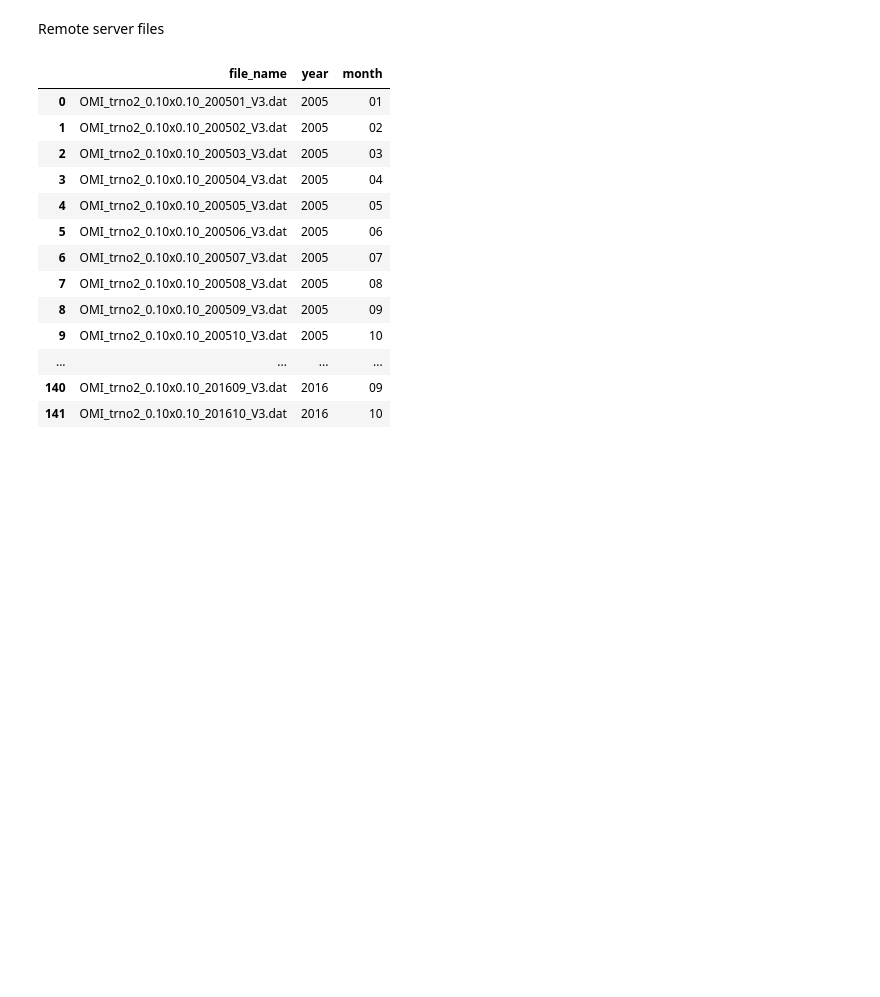
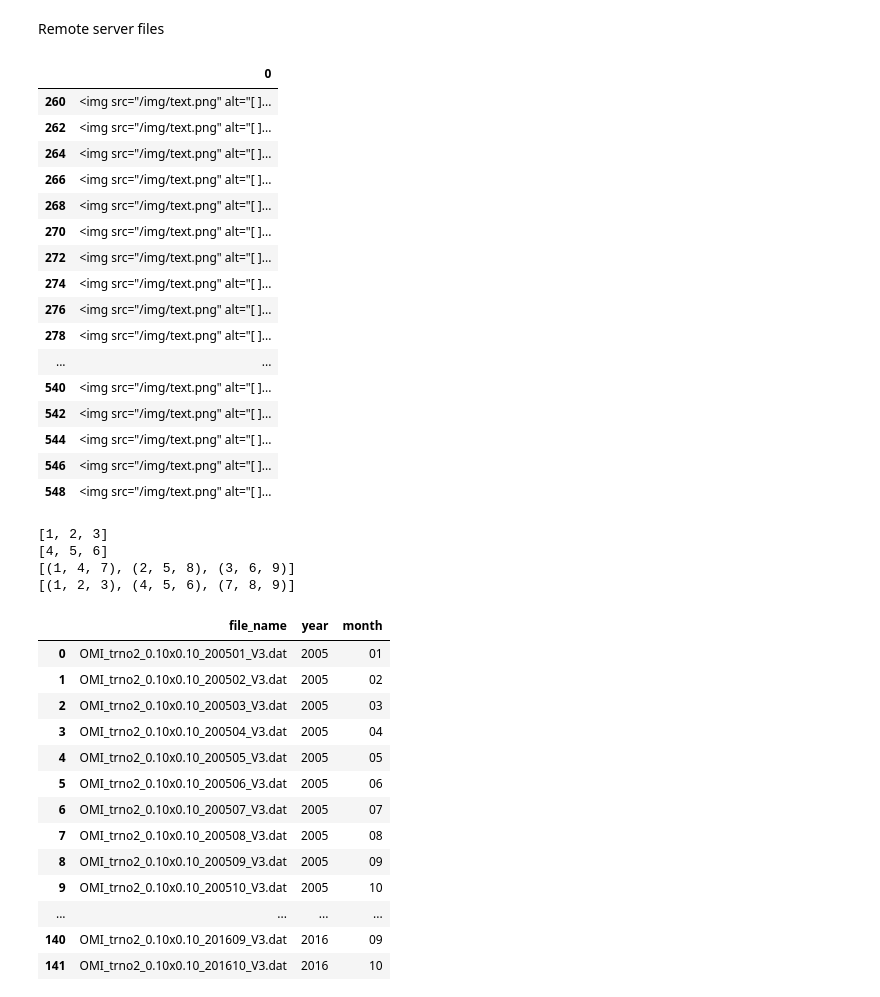
Before and after one commit to maxmiao2017/Resource-Watch, a Jupyter notebook: ResourceWatchCode/Raster Dataset Processing/Raster Prep Notebooks/cit.018_calculate_running_average-later_done.ipynb, the cells around one changed output. Saved outputs shown, nothing was run; the diff lists cells and outputs as text; code cells hidden in the pictures; blank space fills up the shorter version.

```diff
--- a/ResourceWatchCode/Raster Dataset Processing/Raster Prep Notebooks/cit.018_calculate_running_average-later_done.ipynb
+++ b/ResourceWatchCode/Raster Dataset Processing/Raster Prep Notebooks/cit.018_calculate_running_average-later_done.ipynb
@@ -23,6 +23,53 @@ from glob import glob
 from datetime import datetime
 # %% [markdown]
 Remote server files
+# %%
+online_folder = "https://avdc.gsfc.nasa.gov/pub/data/satellite/Aura/OMI/V03/L3/OMNO2D_HR/OMNO2D_HRM/"
+
+res = requests.get(online_folder)
+res = res.text
+res = res.split("\n")
+listing = []
+for line in res:
+    listing.append(line.rstrip())
+listing
+df1 = pd.DataFrame(listing)
+keep = df1.apply(lambda row: "OMI_trno2_0.10x0.10" in row[0], axis=1)
+#lambda row <- row is a variable name     row[0] indicate it will look into each row
+df2 = df1.loc[keep]
+nc_files = df2.apply(lambda row: ".nc" in row[0], axis=1)
+dat_files = df2.apply(lambda row: ".dat" in row[0], axis=1)
+df_nc_long = df2.loc[nc_files]
+df_dat_long = df2.loc[dat_files]
+
+df_dat_long
+df_nc_long
+
+def pull_file_name(string, file_type):
+    ix = string.find("a href")
+    file_name = string[ix+8:ix+38+len(file_type)]
+    date = file_name.split("_")[3]
+    year = date[0:4]
+    month = date[4:]
+    return(file_name, year, month)
+# %% [output]
+|  | 0 |
+| 260 | <img src="/img/text.png" alt="[ ]... |
+| 262 | <img src="/img/text.png" alt="[ ]... |
+| 264 | <img src="/img/text.png" alt="[ ]... |
+| 266 | <img src="/img/text.png" alt="[ ]... |
+| 268 | <img src="/img/text.png" alt="[ ]... |
+| 270 | <img src="/img/text.png" alt="[ ]... |
+| 272 | <img src="/img/text.png" alt="[ ]... |
+| 274 | <img src="/img/text.png" alt="[ ]... |
+| 276 | <img src="/img/text.png" alt="[ ]... |
+| 278 | <img src="/img/text.png" alt="[ ]... |
+| ... | ... |
+| 540 | <img src="/img/text.png" alt="[ ]... |
+| 542 | <img src="/img/text.png" alt="[ ]... |
+| 544 | <img src="/img/text.png" alt="[ ]... |
+| 546 | <img src="/img/text.png" alt="[ ]... |
+| 548 | <img src="/img/text.png" alt="[ ]... |
 # %%
 online_folder = "https://avdc.gsfc.nasa.gov/pub/data/satellite/Aura/OMI/V03/L3/OMNO2D_HR/OMNO2D_HRM/"
 
@@ -56,3 +103,22 @@ df_dat["file_name"], df_dat["year"], df_dat["month"] = zip(*df_dat_long.apply(la
+# %%
+var = "hello world"
+var.find("l")
+
+a =[1,2,3]
+b = [4,5,6]
+c = [7,8,9]
+d= list (zip(a,b,c))
+zip ()
+print (a)
+print (b)
+print(d)
+e =list(zip(*d))
+print(e)
+# %% [output]
+[1, 2, 3]
+[4, 5, 6]
+[(1, 4, 7), (2, 5, 8), (3, 6, 9)]
+[(1, 2, 3), (4, 5, 6), (7, 8, 9)]
 # %%
 df_dat
 # %% [output]
```
Also changed, not shown: parts of 1 cell of this notebook, 3 other files.
